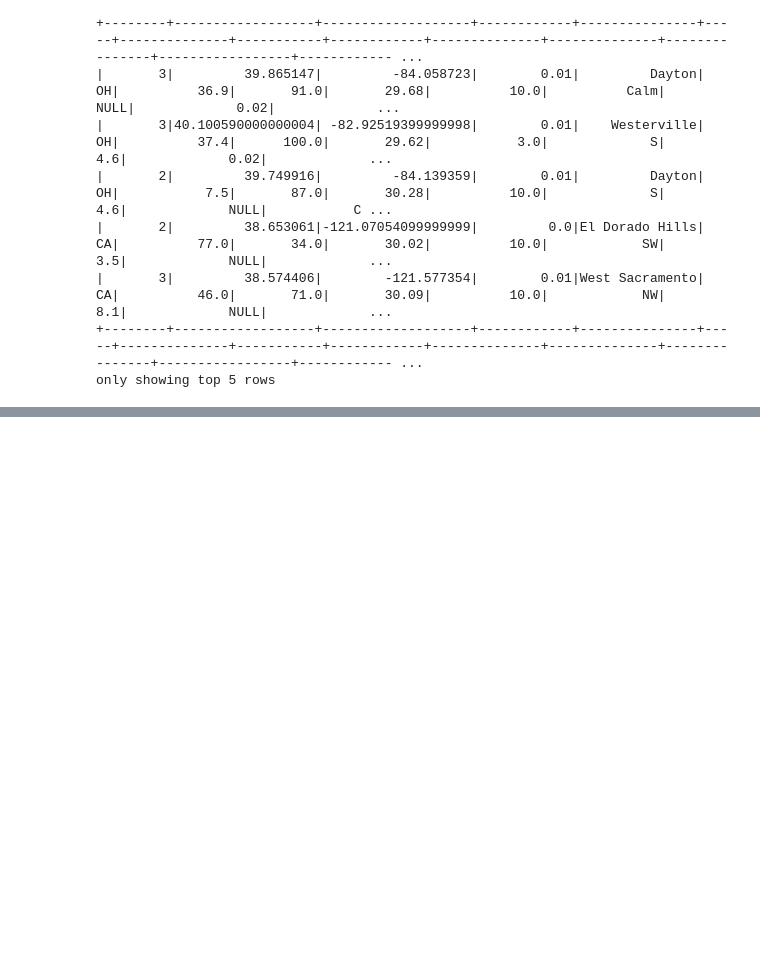
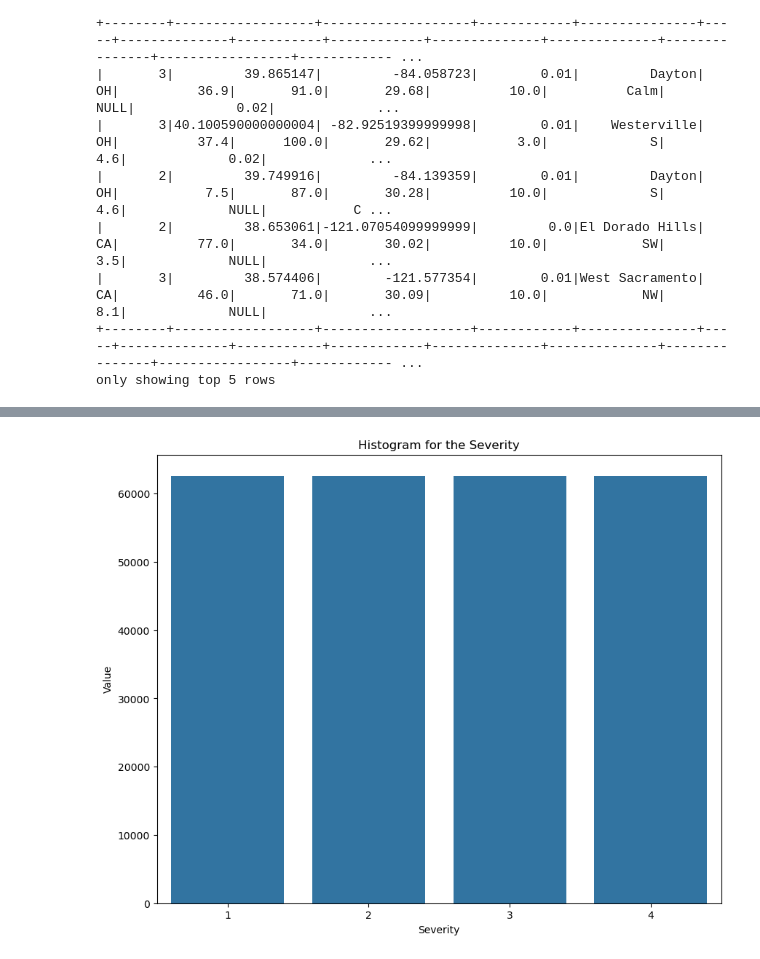
Before and after one commit to vinhdao1006/DW_Project, a Jupyter notebook: DW_DSS/scripts/model.ipynb, the cells around one changed output, grey strips where cells are left out. Cells and saved outputs as stored; diff of their text form; code cells hidden in the pictures; blank space fills up the shorter version.

```diff
--- a/DW_DSS/scripts/model.ipynb
+++ b/DW_DSS/scripts/model.ipynb
@@ -69,0 +138,17 @@ only showing top 5 rows
+# %%
+from pyspark.sql.functions import rand, row_number
+from pyspark.sql.window import Window
+
+# Step 1: Determine the sample size for Severity == 1
+size = df.filter(col("Severity") == 1).count()
+
+# Step 2: Define a window specification to create row numbers within each severity group
+window_spec = Window.partitionBy("Severity").orderBy(rand())  # Randomize the row numbers
+
+# Step 3: Add a row number column and filter rows based on the sample size
+df_with_row_number = df.withColumn("row_num", row_number().over(window_spec))
+
+# Step 4: Filter rows to only include those with row numbers less than or equal to the sample size
+balanced_df = df_with_row_number.filter(col("row_num") <= size).drop("row_num")
+
+balanced_df.show(5)
@@ -69,0 +166,13 @@ only showing top 5 rows
+# %%
+# Calculate the severity counts
+severity_counts = balanced_df.groupBy("Severity").count().orderBy("Severity")
+severity_counts_pd = severity_counts.toPandas()
+
+plt.figure(figsize=(10, 8))
+plt.title("Histogram for the Severity")
+sns.barplot(x=severity_counts_pd["Severity"], y=severity_counts_pd["count"])
+plt.xlabel("Severity")
+plt.ylabel("Value")
+plt.show()
+# %% [output]
+[figure, added]
```
Also changed, not shown: parts of 8 cells of this notebook, 5 other files.
